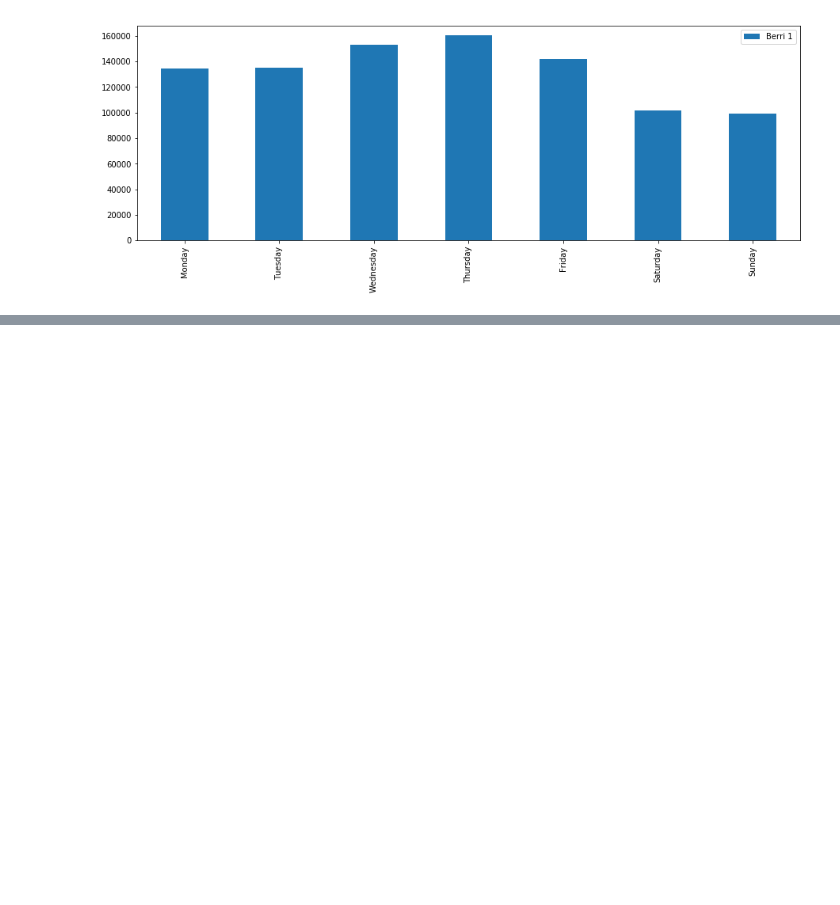
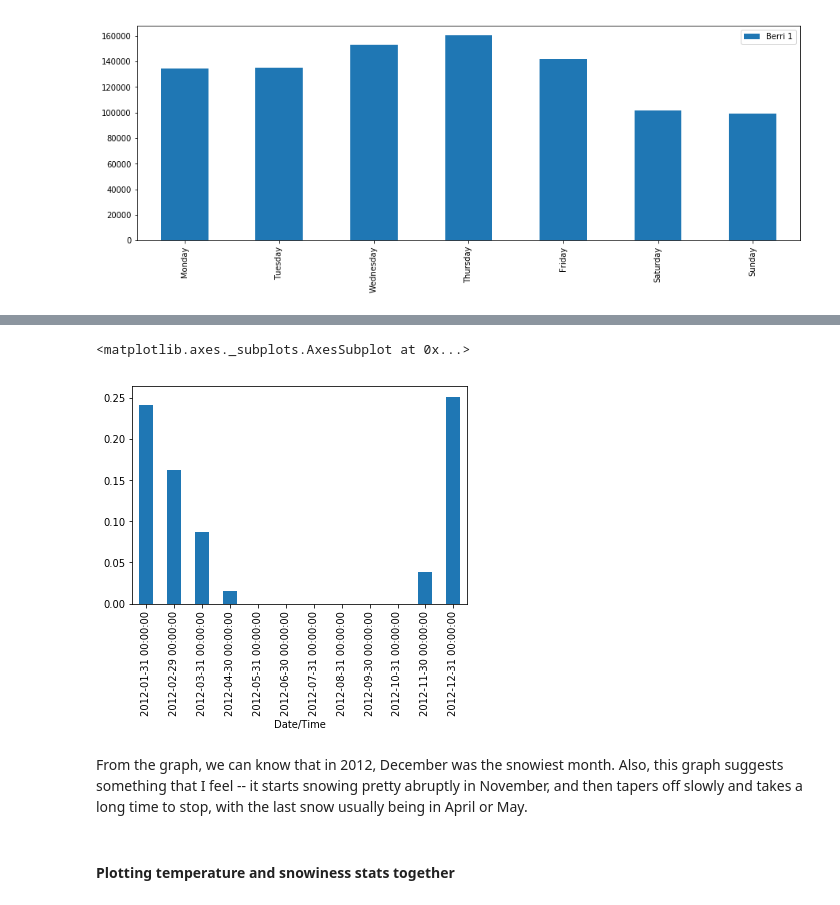
Before and after one commit to stenivan/pandas, a Jupyter notebook: Pandas Cookbook by Julia Evans.ipynb, the cells around one changed output, grey strips where cells are left out. Cells and saved outputs as stored; diff of their text form; code cells hidden in the pictures; blank space fills up the shorter version.

```diff
--- a/Pandas Cookbook by Julia Evans.ipynb
+++ b/Pandas Cookbook by Julia Evans.ipynb
@@ -398,0 +461,9 @@ weekday_counts.plot(kind='bar')
+# %%
+is_snowing.astype(float).resample('M').apply(np.mean).plot(kind='bar')
+# %% [output]
+<matplotlib.axes._subplots.AxesSubplot at 0x...>
+[figure, added]
+# %% [markdown]
+From the graph, we can know that in 2012, December was the snowiest month. Also, this graph suggests something that I feel -- it starts snowing pretty abruptly in November, and then tapers off slowly and takes a long time to stop, with the last snow usually being in April or May.
+# %% [markdown]
+#### Plotting temperature and snowiness stats together
```
Also changed, not shown: parts of 47 cells of this notebook.
